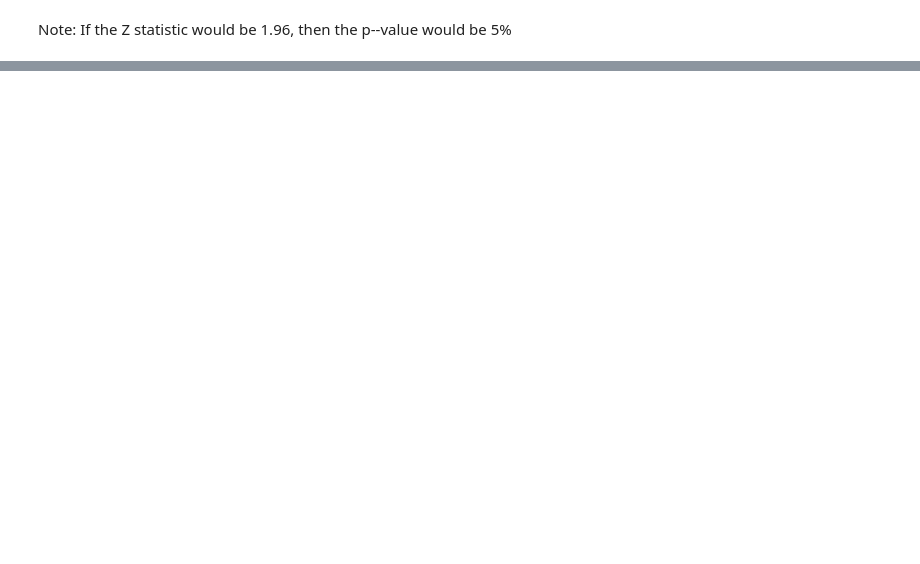
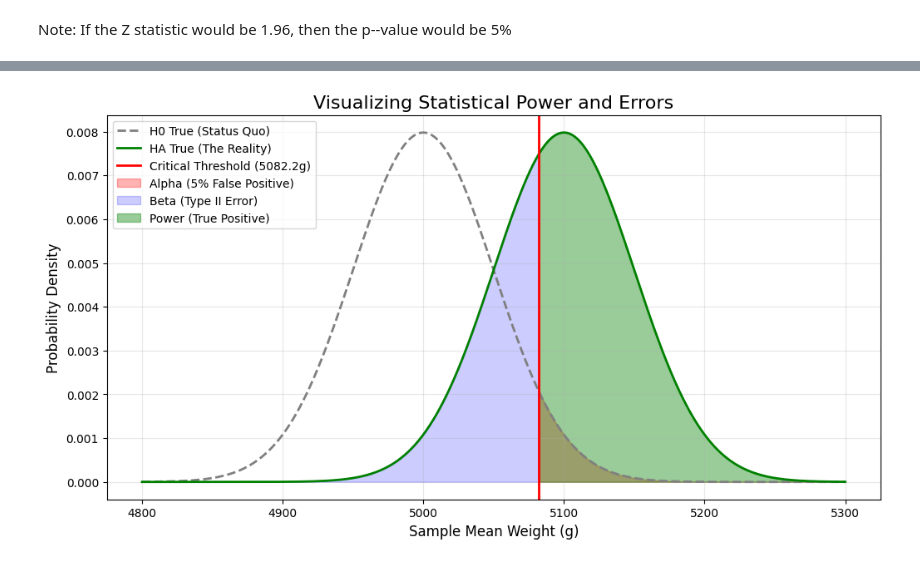
Before and after one commit to carlosjesuscaro/data_analysis_summary, a Jupyter notebook: Basics.ipynb, the cells around one changed output, grey strips where cells are left out. Cells and saved outputs as stored; diff of their text form; code cells hidden in the pictures; blank space fills up the shorter version.

Commit message:
Power of a test = WIP

```diff
--- a/Basics.ipynb
+++ b/Basics.ipynb
@@ -226,0 +302,57 @@ Note: If the Z statistic would be 1.96, then the p--value would be 5%
+# %%
+import numpy as np
+import scipy.stats as stats
+import matplotlib.pyplot as plt
+
+# 1. THE SETUP
+mu_0 = 5000       # H0 Center
+mu_a = 5100       # HA Center
+sigma = 500
+n = 100
+alpha = 0.05
+
+se = sigma / np.sqrt(n) # Standard Error (Noise)
+
+# 2. CALCULATE THE TRAP (Critical Value)
+z_critical = stats.norm.ppf(1 - alpha)
+x_critical = mu_0 + (z_critical * se)
+
+# 3. SET UP THE PLOT AXIS (from 4800 to 5300)
+x = np.linspace(4800, 5300, 1000)
+
+# Calculate the Y-values (bell curve heights) for both realities
+y_h0 = stats.norm.pdf(x, mu_0, se)
+y_ha = stats.norm.pdf(x, mu_a, se)
+
+# 4. DRAW THE PLOT
+plt.figure(figsize=(12, 6))
+
+# Plot the two bell curves
+plt.plot(x, y_h0, color='gray', linestyle='dashed', linewidth=2, label='H0 True (Status Quo)')
+plt.plot(x, y_ha, color='green', linewidth=2, label='HA True (The Reality)')
+
+# Draw the Critical Threshold (The Trap)
+plt.axvline(x_critical, color='red', linestyle='solid', linewidth=2, label=f'Critical Threshold ({x_critical:.1f}g)')
+
+# SHADING THE AREAS
+# Alpha (Type I Error): Under H0, to the right of the trap
+x_alpha = x[x > x_critical]
+plt.fill_between(x_alpha, stats.norm.pdf(x_alpha, mu_0, se), color='red', alpha=0.3, label='Alpha (5% False Positive)')
+
+# Beta (Type II Error): Under HA, to the left of the trap
+x_beta = x[x < x_critical]
+plt.fill_between(x_beta, stats.norm.pdf(x_beta, mu_a, se), color='blue', alpha=0.2, label='Beta (Type II Error)')
+
+# Power: Under HA, to the right of the trap
+x_power = x[x >= x_critical]
+plt.fill_between(x_power, stats.norm.pdf(x_power, mu_a, se), color='green', alpha=0.4, label='Power (True Positive)')
+
+# Formatting
+plt.title('Visualizing Statistical Power and Errors', fontsize=16)
+plt.xlabel('Sample Mean Weight (g)', fontsize=12)
+plt.ylabel('Probability Density', fontsize=12)
+plt.legend(loc='upper left')
+plt.grid(alpha=0.3)
+plt.show()
+# %% [output]
+[figure, added]
```
Also changed, not shown: parts of 6 cells of this notebook.
